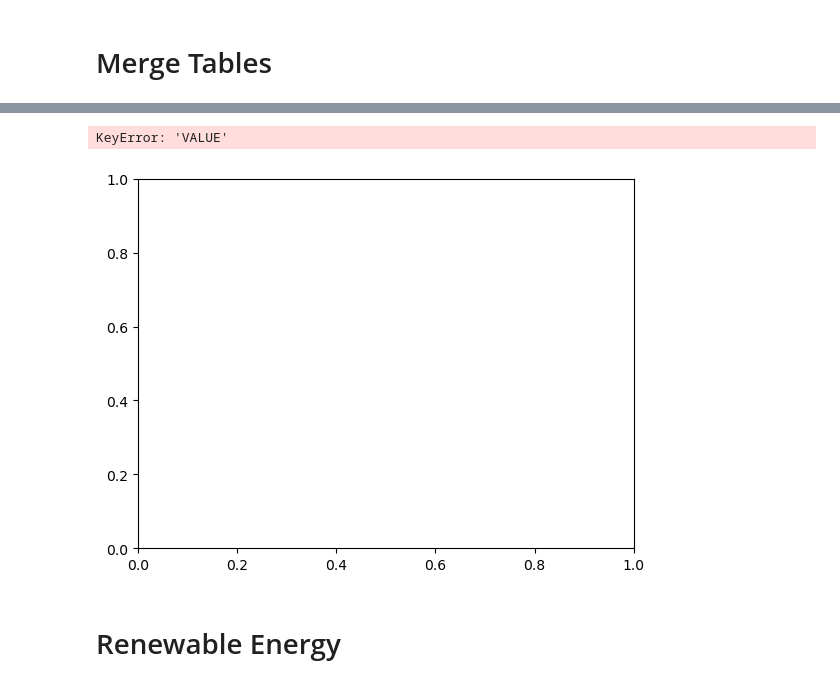
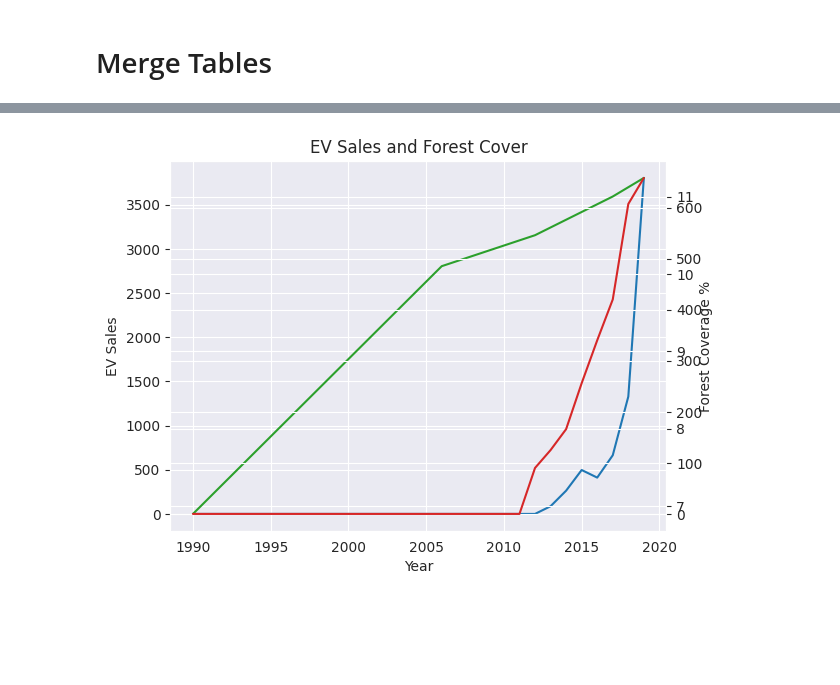
Before and after one commit to Fred-Sheppard/EPIC3, a Jupyter notebook: EPIC3.ipynb, the cells around one changed output, grey strips where cells are left out. Cells and saved outputs as stored; diff of their text form; code cells hidden in the pictures; blank space fills up the shorter version.

Commit message:
Refactor renewable energy

```diff
--- a/EPIC3.ipynb
+++ b/EPIC3.ipynb
@@ -136,0 +117,11 @@ df
+# %%
+# Read csv
+renewable_energy = read_csv('data/Renewable-Energy.csv')
+# Isolate the data for Ireland for the selected years
+renewable_energy = renewable_energy[renewable_energy['Country Code'] == 'IRL'].iloc[:, 34:-4]
+# Convert to a column from a row
+renewable_energy = renewable_energy.transpose().reset_index()
+# Rename the columns and reset datatypes
+renewable_energy.columns = ['Year', 'Value']
+renewable_energy = renewable_energy.astype({'Year': 'int64'})
+renewable_energy
@@ -161,0 +148,19 @@ df
+# %%
+trees = read_csv('data/Forest_Cover.csv')
+construction = read_csv('data/ireland_construction.csv').query('Year >= 1990')
+public_transport = read_csv('data/Public_transport_investments.csv')
+datacentres = read_csv('data/datacentres.csv')
+
+
+df = pd.merge(ev_sales, trees, on='Year', how='outer')
+df = pd.merge(df, construction, on='Year', how='outer')
+df = pd.merge(df, public_transport, on='Year', how='outer')
+df = pd.merge(df, datacentres, on='Year', how='outer')
+df = pd.merge(df, renewable_energy, on='Year')
+df = pd.merge(df, co2, on='Year')
+
+df.fillna(0)
+df.replace(np.nan, 0, inplace=True)
+df.columns = ['Year', 'EV Sales', 'Forest Cover %', 'Construction Emissions',
+              'Public Transport Investment', 'Datacentres', 'Renewable Energy', 'CO2']
+df
@@ -162,15 +185,14 @@ df
 # %%
-fig, ax1 = plt.subplots()
-ax1.plot(df['Year'], df['VALUE'])
+_, ax1 = plt.subplots()
+ax1.plot(df['Year'], df['EV Sales'])
 ax1.set_xlabel('Year')
 ax1.set_ylabel('EV Sales')
 ax2 = ax1.twinx()
-ax2.plot(df['Year'], df['Percentage Forest Cover'], color='tab:green')
-ax2.set_ylabel('Coverage %')
+ax2.plot(df['Year'], df['Forest Cover %'], color='tab:green')
+ax2.set_ylabel('Forest Coverage %')
+ax3 = ax1.twinx()
+ax3.plot(df['Year'], df['Datacentres'], color='tab:red')
 plt.title('EV Sales and Forest Cover')
 plt.show()
 # %% [output]
-KeyError: 'VALUE'
-[figure, old version]
+[figure, new version]
-# %% [markdown]
-# Renewable Energy
```
Also changed, not shown: parts of 12 cells of this notebook.
